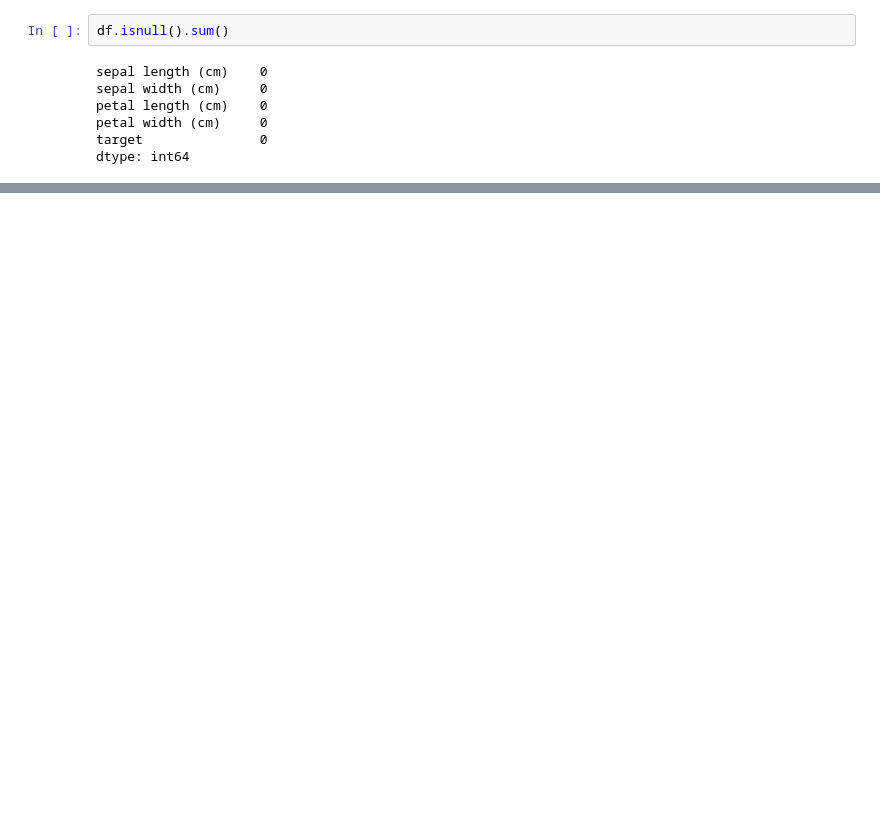
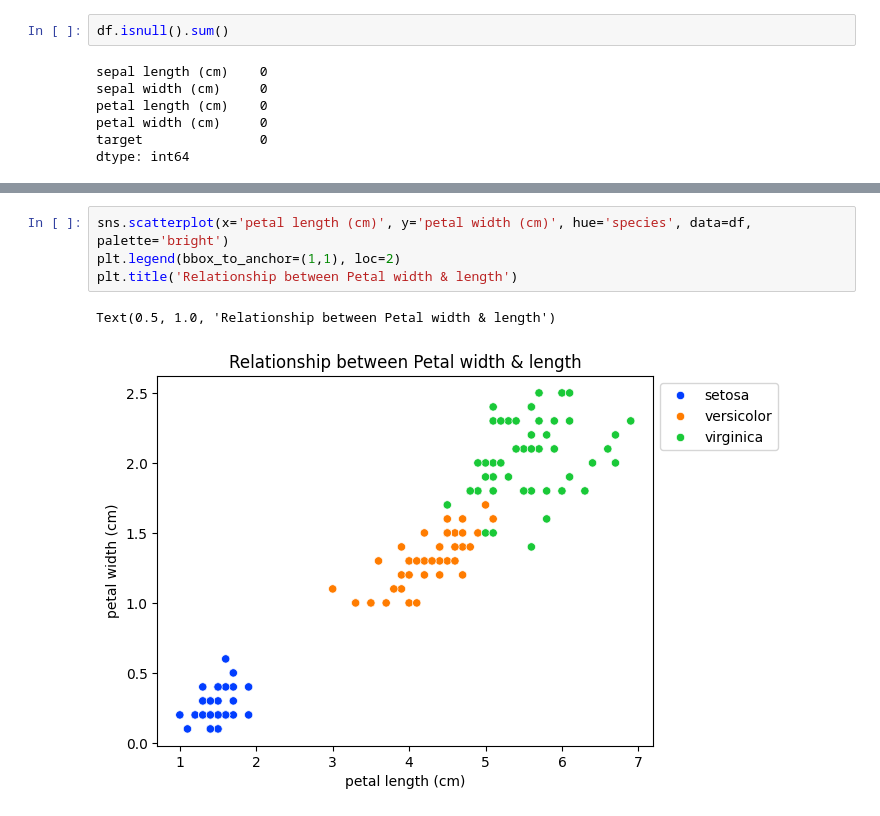
Before and after one commit to zanemilo/pre-ms-bioinfo, a Jupyter notebook: examples/stats/Iris_Dataset_Example.ipynb, the cells around one changed output, grey strips where cells are left out. Saved outputs shown, nothing was run; the diff lists cells and outputs as text; blank space fills up the shorter version.

```diff
--- a/examples/stats/Iris_Dataset_Example.ipynb
+++ b/examples/stats/Iris_Dataset_Example.ipynb
@@ -100,0 +166,7 @@ dtype: int64
+# %%
+sns.scatterplot(x='petal length (cm)', y='petal width (cm)', hue='species', data=df, palette='bright')
+plt.legend(bbox_to_anchor=(1,1), loc=2)
+plt.title('Relationship between Petal width & length')
+# %% [output]
+Text(0.5, 1.0, 'Relationship between Petal width & length')
+[figure, added]
```
Also changed, not shown: parts of 23 cells of this notebook.
